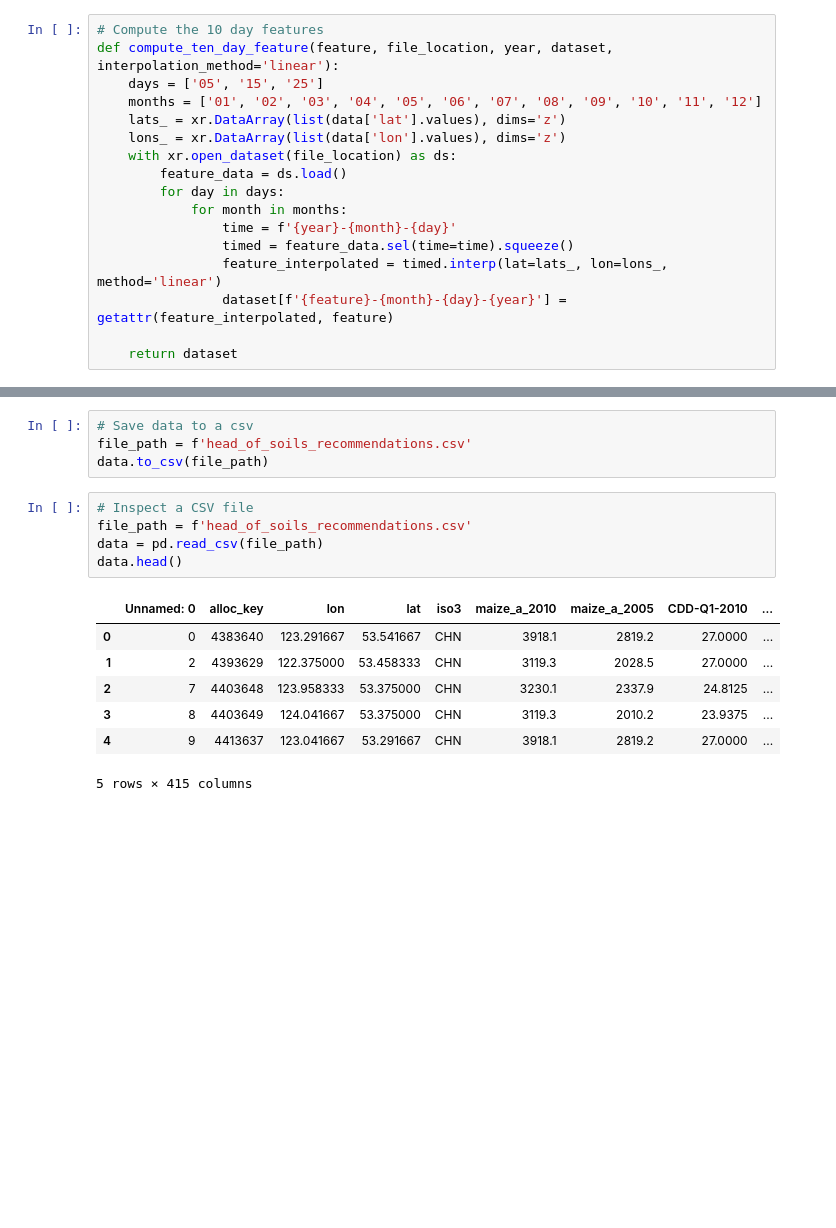
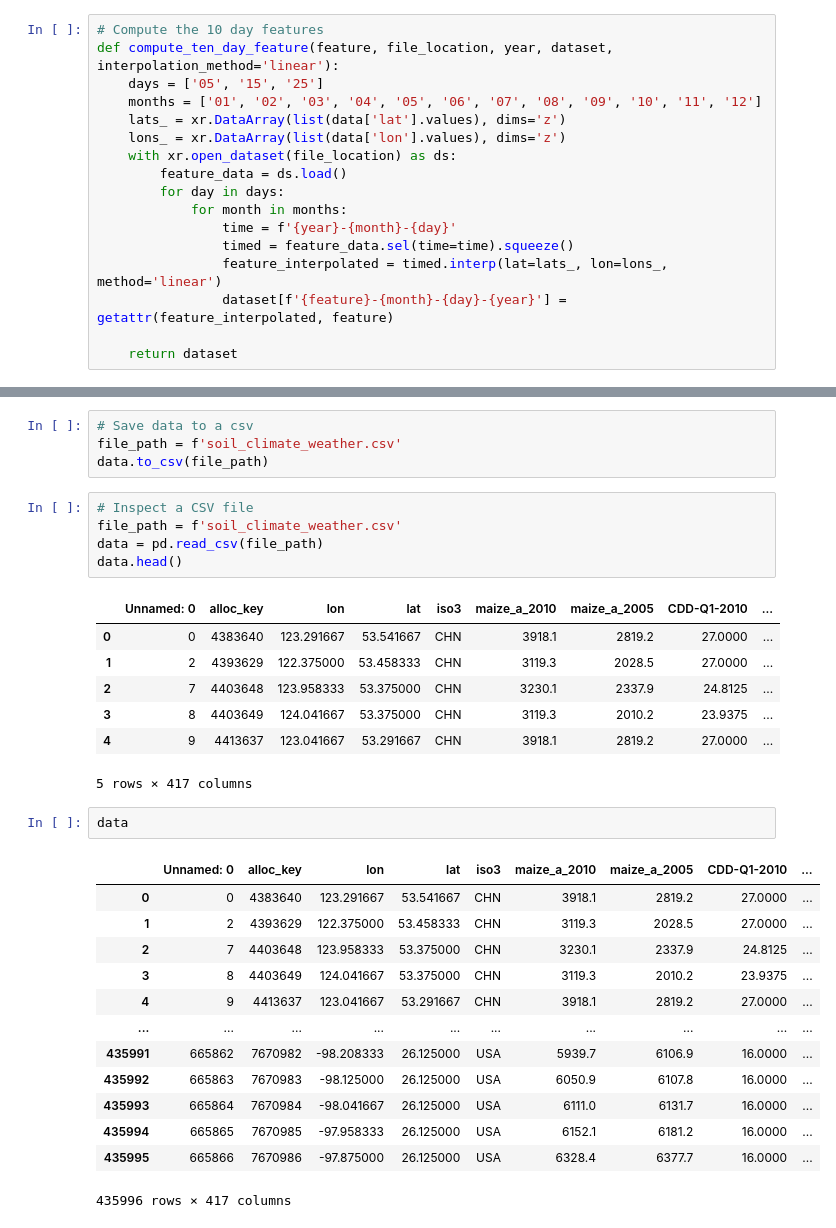
Before and after one commit to kenzaxtazi/agri-risk, a Jupyter notebook: create_training_sets.ipynb, the cells around one changed output, grey strips where cells are left out. Drawn from its saved outputs; the diff is of its cells as text; blank space fills up the shorter version.

Commit message:
Add soil and climate

```diff
--- a/create_training_sets.ipynb
+++ b/create_training_sets.ipynb
@@ -191,10 +218,10 @@ data.head(10)
 # %%
 # Save data to a csv
-file_path = f'head_of_soils_recommendations.csv'
+file_path = f'soil_climate_weather.csv'
 data.to_csv(file_path)
 # %%
 # Inspect a CSV file
-file_path = f'head_of_soils_recommendations.csv'
+file_path = f'soil_climate_weather.csv'
 data = pd.read_csv(file_path)
 data.head()
 # %% [output]
@@ -204,7 +231,23 @@ data.head()
 | 2 | 7 | 4403648 | 123.958333 | 53.375000 | CHN | 3230.1 | 2337.9 | 24.8125 | ... |
 | 3 | 8 | 4403649 | 124.041667 | 53.375000 | CHN | 3119.3 | 2010.2 | 23.9375 | ... |
 | 4 | 9 | 4413637 | 123.041667 | 53.291667 | CHN | 3918.1 | 2819.2 | 27.0000 | ... |
-5 rows × 415 columns
+5 rows × 417 columns
+# %%
+data
+# %% [output]
+|  | Unnamed: 0 | alloc_key | lon | lat | iso3 | maize_a_2010 | maize_a_2005 | CDD-Q1-2010 | ... |
+| 0 | 0 | 4383640 | 123.291667 | 53.541667 | CHN | 3918.1 | 2819.2 | 27.0000 | ... |
+| 1 | 2 | 4393629 | 122.375000 | 53.458333 | CHN | 3119.3 | 2028.5 | 27.0000 | ... |
+| 2 | 7 | 4403648 | 123.958333 | 53.375000 | CHN | 3230.1 | 2337.9 | 24.8125 | ... |
+| 3 | 8 | 4403649 | 124.041667 | 53.375000 | CHN | 3119.3 | 2010.2 | 23.9375 | ... |
+| 4 | 9 | 4413637 | 123.041667 | 53.291667 | CHN | 3918.1 | 2819.2 | 27.0000 | ... |
+| ... | ... | ... | ... | ... | ... | ... | ... | ... | ... |
+| 435991 | 665862 | 7670982 | -98.208333 | 26.125000 | USA | 5939.7 | 6106.9 | 16.0000 | ... |
+| 435992 | 665863 | 7670983 | -98.125000 | 26.125000 | USA | 6050.9 | 6107.8 | 16.0000 | ... |
+| 435993 | 665864 | 7670984 | -98.041667 | 26.125000 | USA | 6111.0 | 6131.7 | 16.0000 | ... |
+| 435994 | 665865 | 7670985 | -97.958333 | 26.125000 | USA | 6152.1 | 6181.2 | 16.0000 | ... |
+| 435995 | 665866 | 7670986 | -97.875000 | 26.125000 | USA | 6328.4 | 6377.7 | 16.0000 | ... |
+435996 rows × 417 columns
 # %%
 # Create a custom train and test set adding in the features you want. It reads an already computed
 # dataset but you can then remove features to see the effect on score.
```
Also changed, not shown: parts of 6 cells of this notebook.
